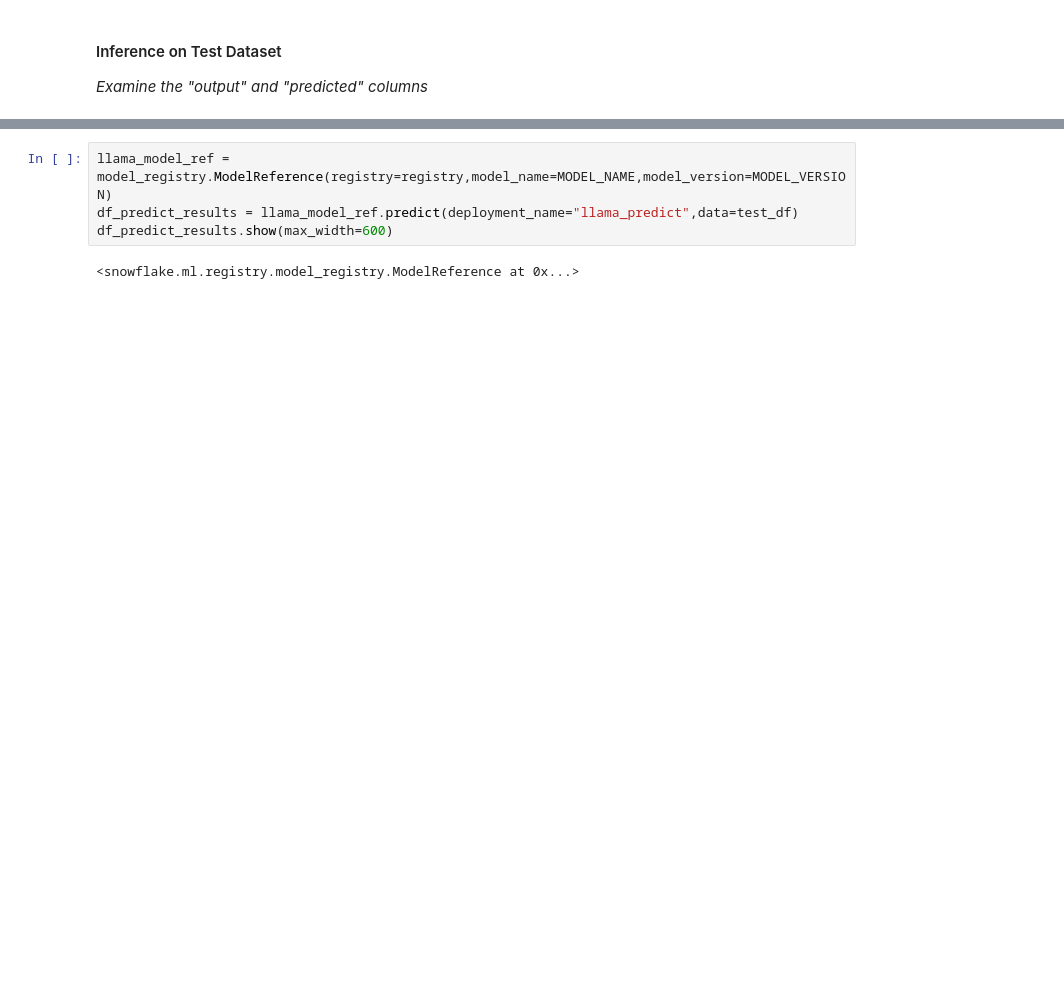
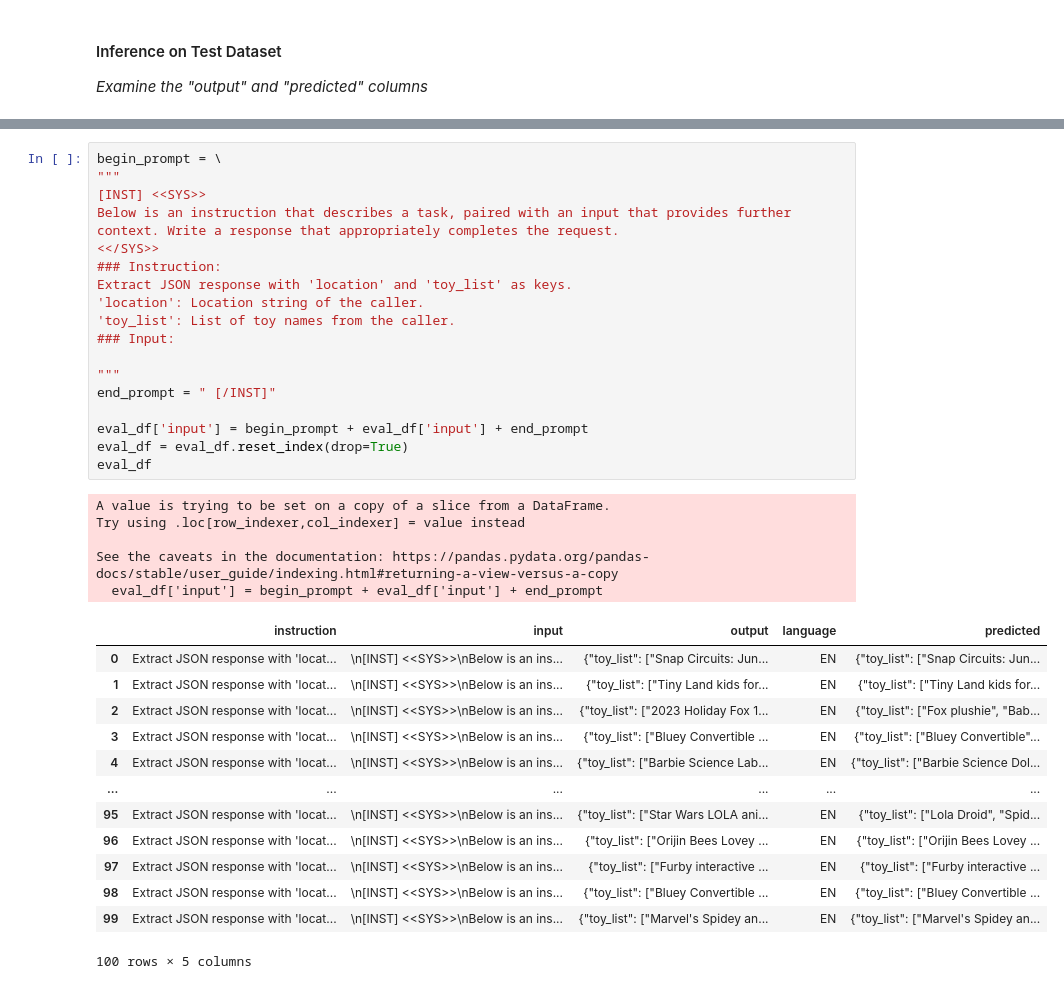
Before and after one commit to sfc-gh-pwate/llm-bootcamp-build-2023, a Jupyter notebook: day2/llm-day2-notebook.ipynb, the cells around one changed output, grey strips where cells are left out. Saved outputs shown, nothing was run; the diff lists cells and outputs as text; blank space fills up the shorter version.

```diff
--- a/day2/llm-day2-notebook.ipynb
+++ b/day2/llm-day2-notebook.ipynb
@@ -207,6 +274,37 @@ Status: ResourceStatus.PENDING
-# %%
-llama_model_ref = model_registry.ModelReference(registry=registry,model_name=MODEL_NAME,model_version=MODEL_VERSION)
-df_predict_results = llama_model_ref.predict(deployment_name="llama_predict",data=test_df)
-df_predict_results.show(max_width=600)
-# %% [output]
-<snowflake.ml.registry.model_registry.ModelReference at 0x...>
+# %%
+begin_prompt = \
+"""
+[INST] <<SYS>>
+Below is an instruction that describes a task, paired with an input that provides further context. Write a response that appropriately completes the request.
+<</SYS>>
+### Instruction:
+Extract JSON response with 'location' and 'toy_list' as keys.
+'location': Location string of the caller.
+'toy_list': List of toy names from the caller.
+### Input:
+
+"""
+end_prompt = " [/INST]"
+
+eval_df['input'] = begin_prompt + eval_df['input'] + end_prompt
+eval_df = eval_df.reset_index(drop=True)
+eval_df
+# %% [output]
+A value is trying to be set on a copy of a slice from a DataFrame.
+Try using .loc[row_indexer,col_indexer] = value instead
+
+See the caveats in the documentation: https://pandas.pydata.org/pandas-docs/stable/user_guide/indexing.html#returning-a-view-versus-a-copy
+  eval_df['input'] = begin_prompt + eval_df['input'] + end_prompt
+|  | instruction | input | output | language | predicted |
+| 0 | Extract JSON response with 'locat... | \n[INST] <<SYS>>\nBelow is an ins... | {"toy_list": ["Snap Circuits: Jun... | EN | {"toy_list": ["Snap Circuits: Jun... |
+| 1 | Extract JSON response with 'locat... | \n[INST] <<SYS>>\nBelow is an ins... | {"toy_list": ["Tiny Land kids for... | EN | {"toy_list": ["Tiny Land kids for... |
+| 2 | Extract JSON response with 'locat... | \n[INST] <<SYS>>\nBelow is an ins... | {"toy_list": ["2023 Holiday Fox 1... | EN | {"toy_list": ["Fox plushie", "Bab... |
+| 3 | Extract JSON response with 'locat... | \n[INST] <<SYS>>\nBelow is an ins... | {"toy_list": ["Bluey Convertible ... | EN | {"toy_list": ["Bluey Convertible"... |
+| 4 | Extract JSON response with 'locat... | \n[INST] <<SYS>>\nBelow is an ins... | {"toy_list": ["Barbie Science Lab... | EN | {"toy_list": ["Barbie Science Dol... |
+| ... | ... | ... | ... | ... | ... |
+| 95 | Extract JSON response with 'locat... | \n[INST] <<SYS>>\nBelow is an ins... | {"toy_list": ["Star Wars LOLA ani... | EN | {"toy_list": ["Lola Droid", "Spid... |
+| 96 | Extract JSON response with 'locat... | \n[INST] <<SYS>>\nBelow is an ins... | {"toy_list": ["Orijin Bees Lovey ... | EN | {"toy_list": ["Orijin Bees Lovey ... |
+| 97 | Extract JSON response with 'locat... | \n[INST] <<SYS>>\nBelow is an ins... | {"toy_list": ["Furby interactive ... | EN | {"toy_list": ["Furby interactive ... |
+| 98 | Extract JSON response with 'locat... | \n[INST] <<SYS>>\nBelow is an ins... | {"toy_list": ["Bluey Convertible ... | EN | {"toy_list": ["Bluey Convertible ... |
+| 99 | Extract JSON response with 'locat... | \n[INST] <<SYS>>\nBelow is an ins... | {"toy_list": ["Marvel's Spidey an... | EN | {"toy_list": ["Marvel's Spidey an... |
+100 rows × 5 columns
```
Also changed, not shown: parts of 17 cells of this notebook, 1 other file.
